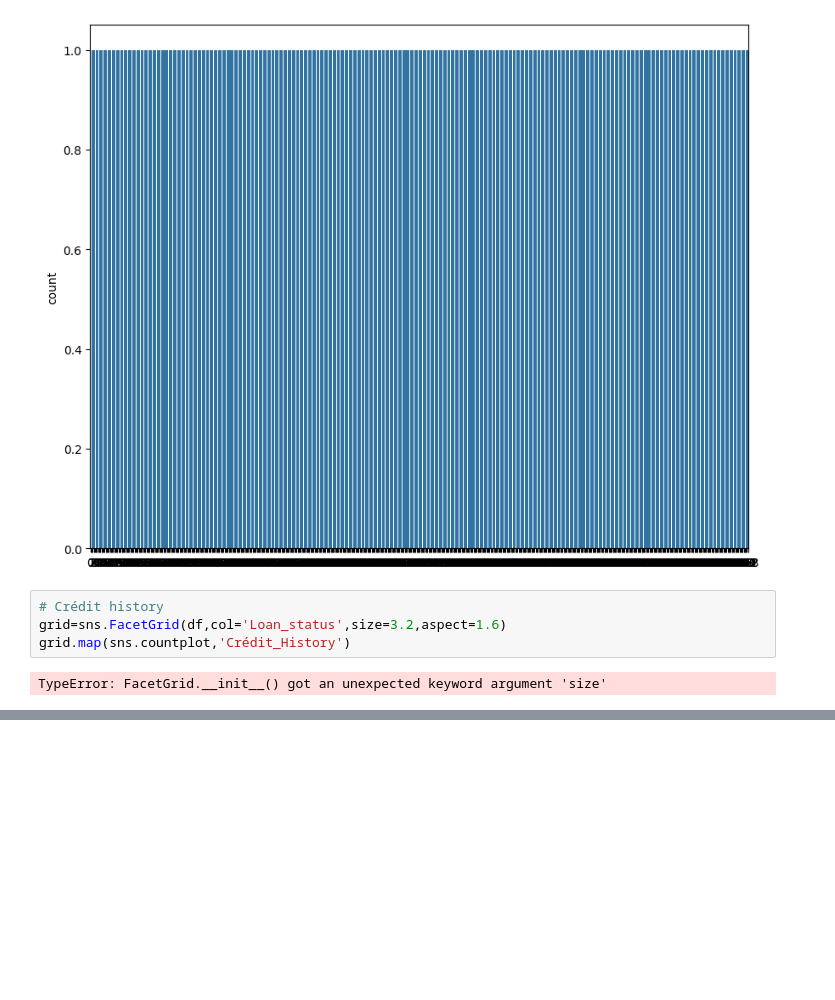
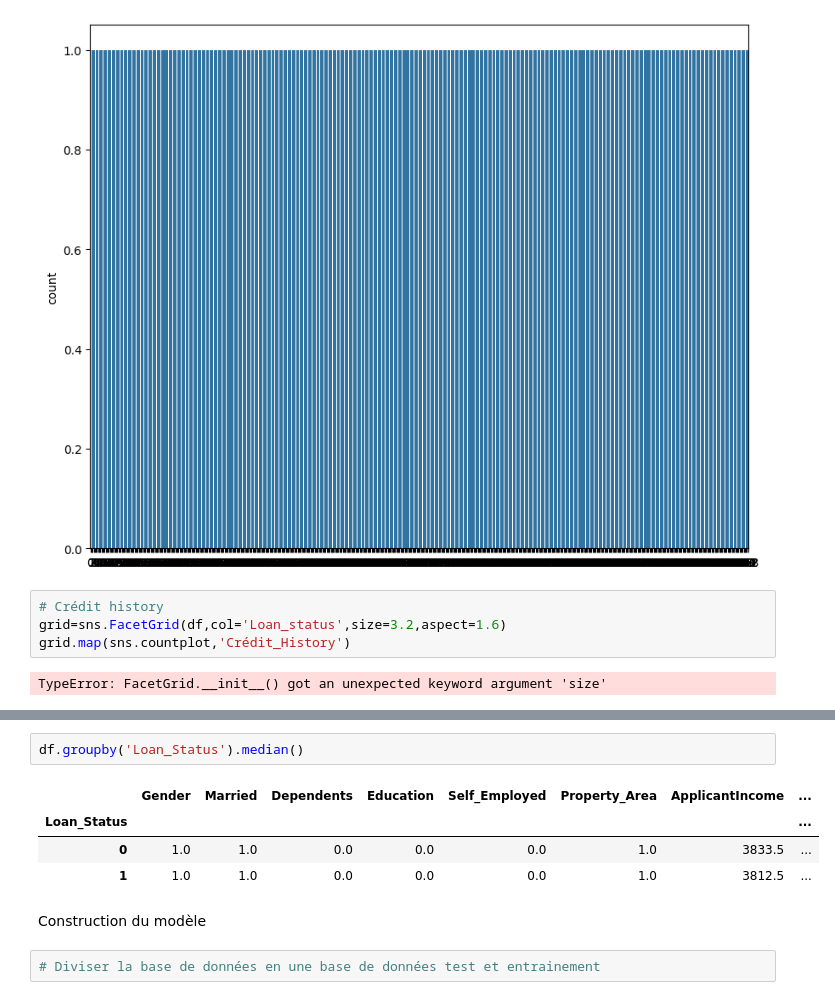
Before and after one commit to seve-cmk/ML_Projects, a Jupyter notebook: loan_defaut_pred.ipynb, the cells around one changed output, grey strips where cells are left out. Drawn from its saved outputs; the diff is of its cells as text; blank space fills up the shorter version.

```diff
--- a/loan_defaut_pred.ipynb
+++ b/loan_defaut_pred.ipynb
@@ -280,0 +296,11 @@ grid.map(sns.countplot,'Gender')
+# %%
+df.groupby('Loan_Status').median()
+# %% [output]
+|  | Gender | Married | Dependents | Education | Self_Employed | Property_Area | ApplicantIncome | ... |
+| Loan_Status |  |  |  |  |  |  |  | ... |
+| 0 | 1.0 | 1.0 | 0.0 | 0.0 | 0.0 | 1.0 | 3833.5 | ... |
+| 1 | 1.0 | 1.0 | 0.0 | 0.0 | 0.0 | 1.0 | 3812.5 | ... |
+# %% [markdown]
+Construction du modèle
+# %%
+# Diviser la base de données en une base de données test et entrainement
```
Also changed, not shown: parts of 4 cells of this notebook.
